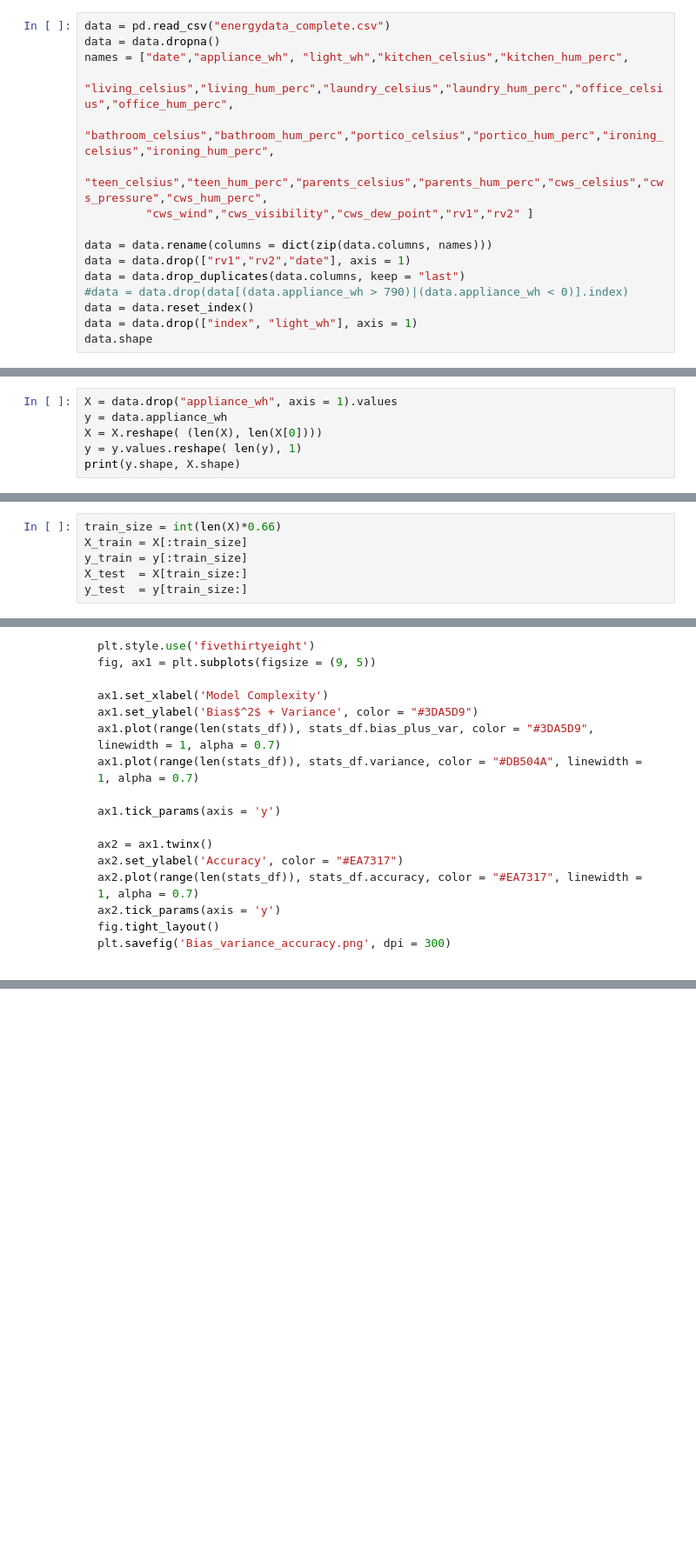
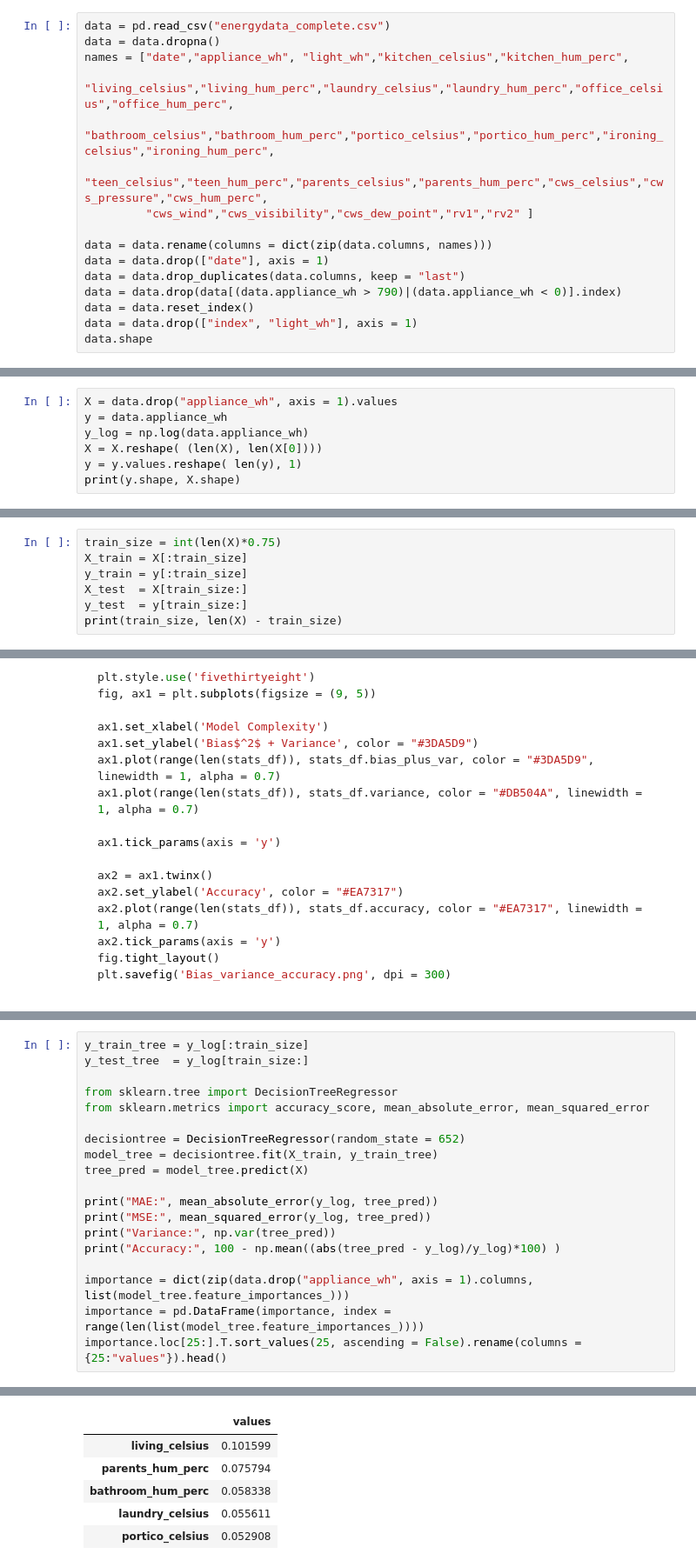
Before and after one commit to giuliosmall/Predicting-Energy-Consumption, a Jupyter notebook: energy.ipynb, the cells around one changed output, grey strips where cells are left out. Shown: that part at 87% size. Saved outputs shown, nothing was run; the diff lists cells and outputs as text; blank space fills up the shorter version.

```diff
--- a/energy.ipynb
+++ b/energy.ipynb
@@ -24,9 +24,9 @@ names = ["date","appliance_wh", "light_wh","kitchen_celsius","kitchen_hum_perc",
          "cws_wind","cws_visibility","cws_dew_point","rv1","rv2" ]
 
 data = data.rename(columns = dict(zip(data.columns, names)))
-data = data.drop(["rv1","rv2","date"], axis = 1)
+data = data.drop(["date"], axis = 1)
 data = data.drop_duplicates(data.columns, keep = "last")
-#data = data.drop(data[(data.appliance_wh > 790)|(data.appliance_wh < 0)].index)
+data = data.drop(data[(data.appliance_wh > 790)|(data.appliance_wh < 0)].index)
 data = data.reset_index()
 data = data.drop(["index", "light_wh"], axis = 1)
 data.shape
@@ -45,6 +44,7 @@ def MSE(true,pred):
 # %%
 X = data.drop("appliance_wh", axis = 1).values
 y = data.appliance_wh
+y_log = np.log(data.appliance_wh)
 X = X.reshape( (len(X), len(X[0])))
 y = y.values.reshape( len(y), 1)
 print(y.shape, X.shape)
@@ -53,6 +53,7 @@ print(y.shape, X.shape)
 # %%
-train_size = int(len(X)*0.66)
+train_size = int(len(X)*0.75)
 X_train = X[:train_size]
 y_train = y[:train_size]
 X_test  = X[train_size:]
 y_test  = y[train_size:]
+print(train_size, len(X) - train_size)
@@ -284,0 +170,20 @@ graph.write_png("tree.png")
+# %%
+y_train_tree = y_log[:train_size]
+y_test_tree  = y_log[train_size:]
+
+from sklearn.tree import DecisionTreeRegressor
+from sklearn.metrics import accuracy_score, mean_absolute_error, mean_squared_error
+
+decisiontree = DecisionTreeRegressor(random_state = 652)
+model_tree = decisiontree.fit(X_train, y_train_tree)
+tree_pred = model_tree.predict(X)
+
+print("MAE:", mean_absolute_error(y_log, tree_pred))
+print("MSE:", mean_squared_error(y_log, tree_pred))
+print("Variance:", np.var(tree_pred))
+print("Accuracy:", 100 - np.mean((abs(tree_pred - y_log)/y_log)*100) )
+
+importance = dict(zip(data.drop("appliance_wh", axis = 1).columns, list(model_tree.feature_importances_)))
+importance = pd.DataFrame(importance, index = range(len(list(model_tree.feature_importances_))))
+importance.loc[25:].T.sort_values(25, ascending = False).rename(columns = {25:"values"}).head()
+# %% [output]
@@ -284,0 +194,6 @@ graph.write_png("tree.png")
+|  | values |
+| living_celsius | 0.101599 |
+| parents_hum_perc | 0.075794 |
+| bathroom_hum_perc | 0.058338 |
+| laundry_celsius | 0.055611 |
+| portico_celsius | 0.052908 |
```
Also changed, not shown: parts of 21 cells of this notebook.
